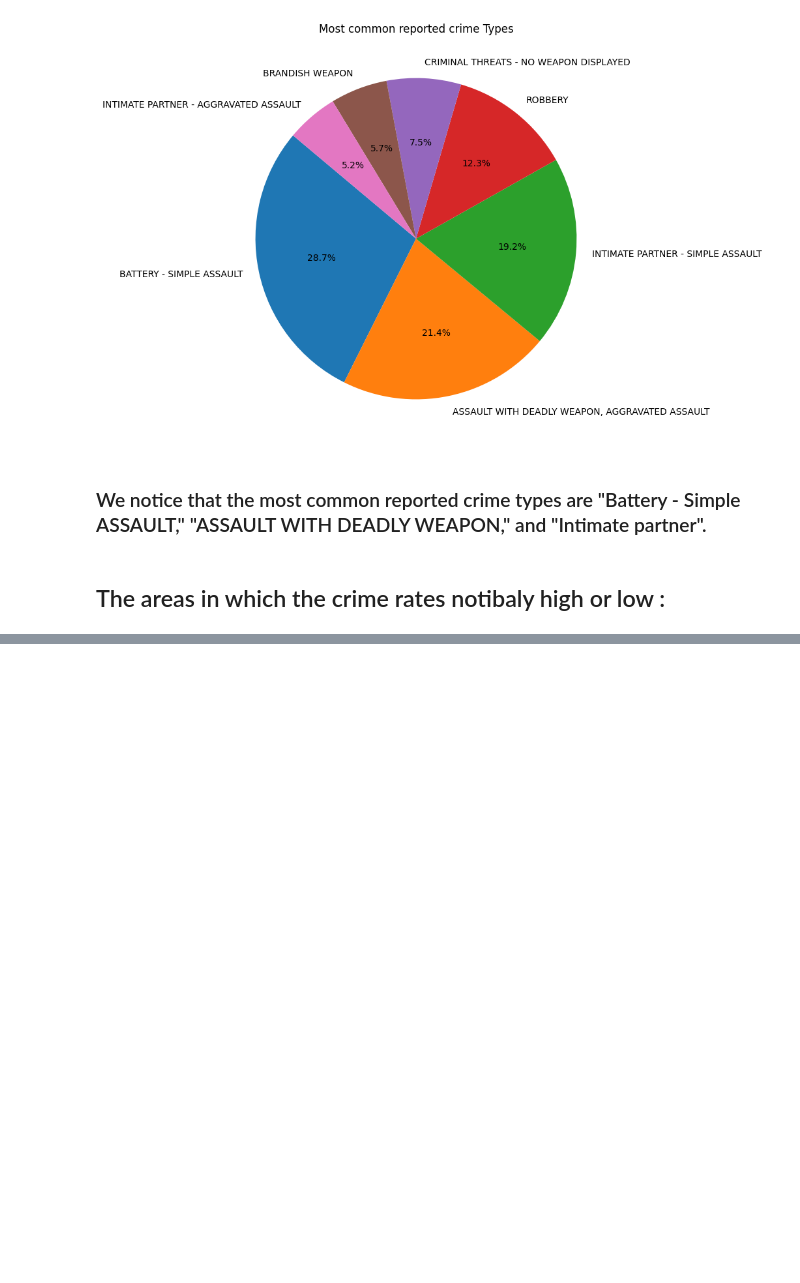
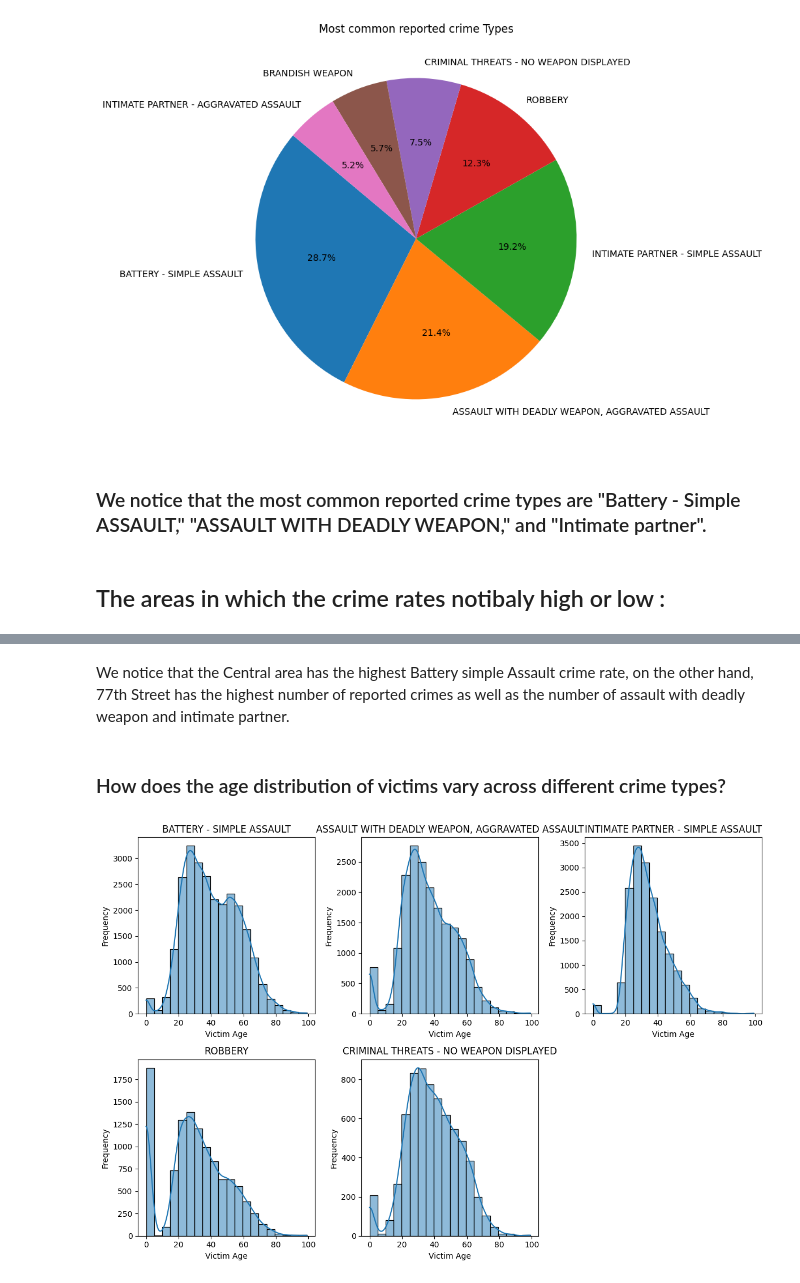
Before and after one commit to ImaneMdn/Los-Angeles-EDA, a Jupyter notebook: losangeles.ipynb, the cells around one changed output, grey strips where cells are left out. Drawn from its saved outputs; the diff is of its cells as text; code cells hidden in the pictures; blank space fills up the shorter version.

```diff
--- a/losangeles.ipynb
+++ b/losangeles.ipynb
@@ -250,0 +251,20 @@ plt.show()
+# %% [markdown]
+We notice that the Central area has the highest Battery simple Assault crime rate, on the other hand, 77th Street has the highest number of reported crimes as well as the number of assault with deadly weapon and intimate partner.
+# %% [markdown]
+### How does the age distribution of victims vary across different crime types?
+# %%
+import seaborn as sns
+top_crime_types = df['Crm Cd Desc'].value_counts().head(5).index
+
+# Set up subplots for each crime type's age distribution
+plt.figure(figsize=(12, 8))
+for i, crime_type in enumerate(top_crime_types):
+    plt.subplot(2, 3, i + 1)  # 2 rows, 3 columns of subplots
+    sns.histplot(data=df[df['Crm Cd Desc'] == crime_type], x='Vict Age', bins=20, kde=True)
+    plt.title(crime_type)
+    plt.xlabel('Victim Age')
+    plt.ylabel('Frequency')
+plt.tight_layout()
+plt.show()
+# %% [output]
+[figure, added]
```
Also changed, not shown: parts of 1 cell of this notebook.
